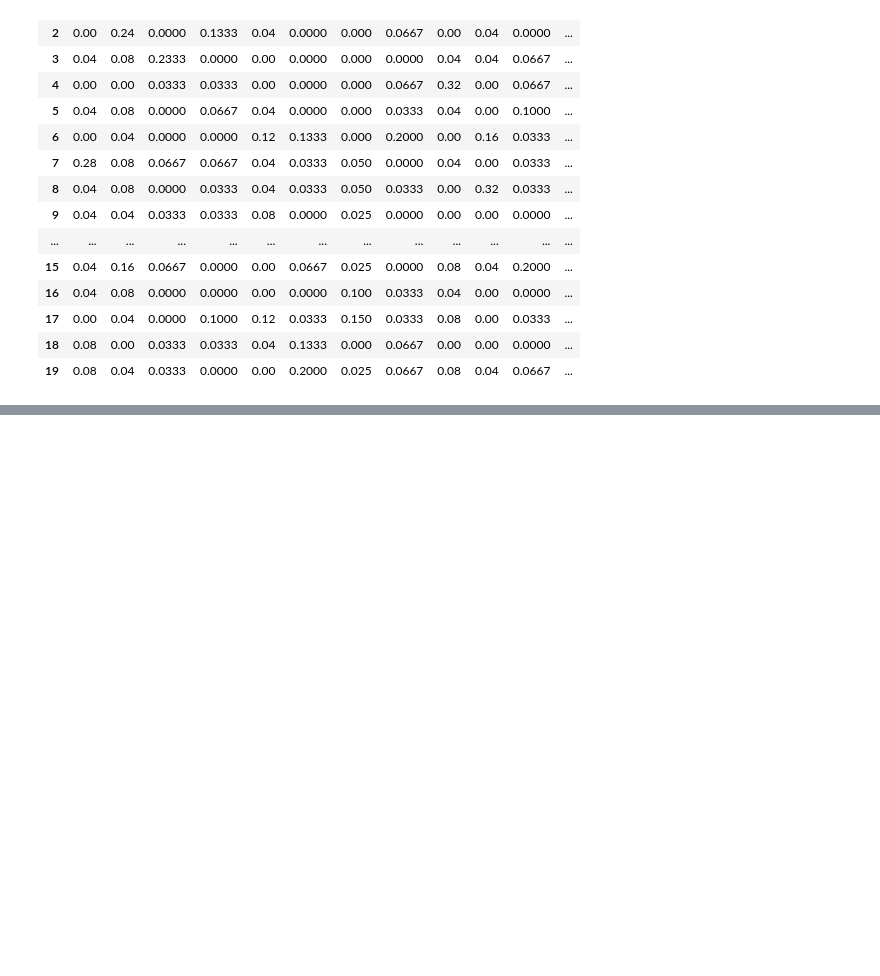
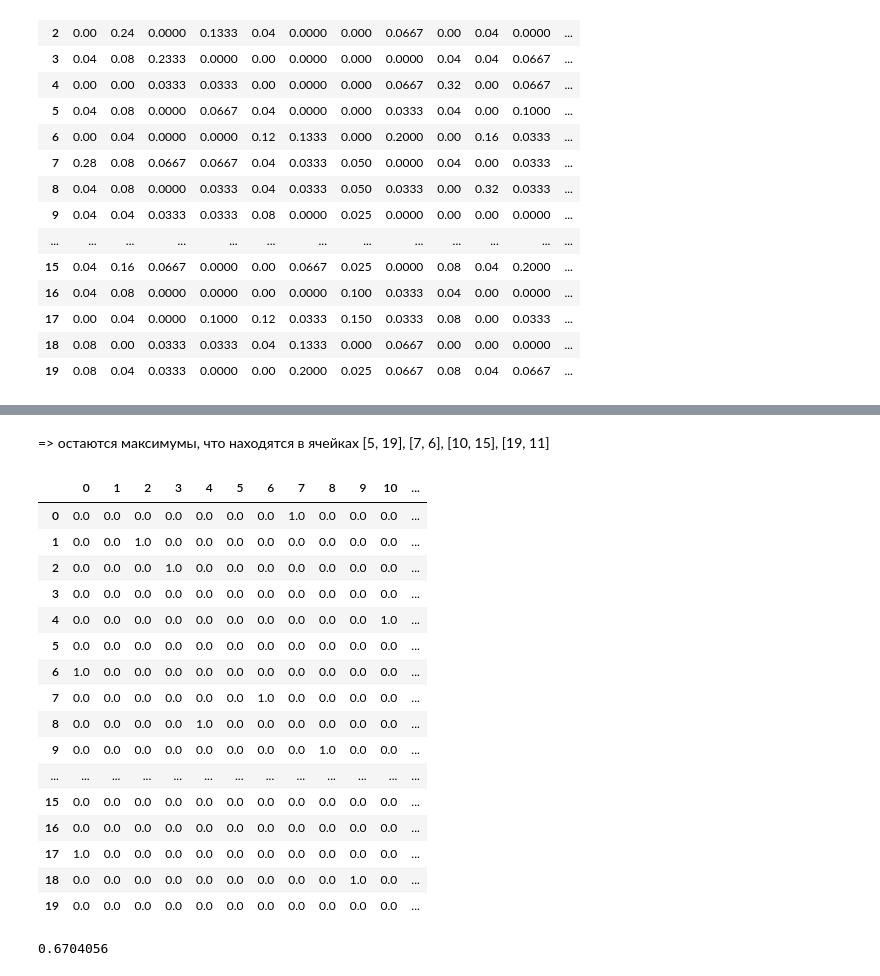
Before and after one commit to 0rttem/MoC-labs, a Jupyter notebook: MoC_lab#1.ipynb, the cells around one changed output, grey strips where cells are left out. Drawn from its saved outputs; the diff is of its cells as text; code cells hidden in the pictures; blank space fills up the shorter version.

```diff
--- a/MoC_lab#1.ipynb
+++ b/MoC_lab#1.ipynb
@@ -163,0 +282,2 @@ conditional_probability_MC()
+# %% [markdown]
+=> остаются максимумы, что находятся в ячейках [5, 19], [7, 6], [10, 15], [19, 11]
@@ -163,0 +286,39 @@ conditional_probability_MC()
+# %%
+def optimal_drf():
+    drf = f() # датасет с макс элементами в каждой строке
+
+    drf.iloc[5, 19] = 1
+    drf.iloc[5, 0] = 0
+    drf.iloc[7, 6] = 1
+    drf.iloc[7, 0] = 0
+    drf.iloc[10, 15] = 1
+    drf.iloc[10, 0] = 0
+    drf.iloc[19, 11] = 1
+    drf.iloc[19, 0] = 0
+
+    for i in range(20):
+        for j in range(20):
+            if drf.iloc[i, j] != 0:
+                drf.iloc[i, j] = 1
+
+    return drf
+
+optimal_drf()
+# %% [output]
+|  | 0 | 1 | 2 | 3 | 4 | 5 | 6 | 7 | 8 | 9 | 10 | ... |
+| 0 | 0.0 | 0.0 | 0.0 | 0.0 | 0.0 | 0.0 | 0.0 | 1.0 | 0.0 | 0.0 | 0.0 | ... |
+| 1 | 0.0 | 0.0 | 1.0 | 0.0 | 0.0 | 0.0 | 0.0 | 0.0 | 0.0 | 0.0 | 0.0 | ... |
+| 2 | 0.0 | 0.0 | 0.0 | 1.0 | 0.0 | 0.0 | 0.0 | 0.0 | 0.0 | 0.0 | 0.0 | ... |
+| 3 | 0.0 | 0.0 | 0.0 | 0.0 | 0.0 | 0.0 | 0.0 | 0.0 | 0.0 | 0.0 | 0.0 | ... |
+| 4 | 0.0 | 0.0 | 0.0 | 0.0 | 0.0 | 0.0 | 0.0 | 0.0 | 0.0 | 0.0 | 1.0 | ... |
+| 5 | 0.0 | 0.0 | 0.0 | 0.0 | 0.0 | 0.0 | 0.0 | 0.0 | 0.0 | 0.0 | 0.0 | ... |
+| 6 | 1.0 | 0.0 | 0.0 | 0.0 | 0.0 | 0.0 | 0.0 | 0.0 | 0.0 | 0.0 | 0.0 | ... |
+| 7 | 0.0 | 0.0 | 0.0 | 0.0 | 0.0 | 0.0 | 1.0 | 0.0 | 0.0 | 0.0 | 0.0 | ... |
+| 8 | 0.0 | 0.0 | 0.0 | 0.0 | 1.0 | 0.0 | 0.0 | 0.0 | 0.0 | 0.0 | 0.0 | ... |
+| 9 | 0.0 | 0.0 | 0.0 | 0.0 | 0.0 | 0.0 | 0.0 | 0.0 | 1.0 | 0.0 | 0.0 | ... |
+| ... | ... | ... | ... | ... | ... | ... | ... | ... | ... | ... | ... | ... |
+| 15 | 0.0 | 0.0 | 0.0 | 0.0 | 0.0 | 0.0 | 0.0 | 0.0 | 0.0 | 0.0 | 0.0 | ... |
+| 16 | 0.0 | 0.0 | 0.0 | 0.0 | 0.0 | 0.0 | 0.0 | 0.0 | 0.0 | 0.0 | 0.0 | ... |
+| 17 | 1.0 | 0.0 | 0.0 | 0.0 | 0.0 | 0.0 | 0.0 | 0.0 | 0.0 | 0.0 | 0.0 | ... |
+| 18 | 0.0 | 0.0 | 0.0 | 0.0 | 0.0 | 0.0 | 0.0 | 0.0 | 0.0 | 1.0 | 0.0 | ... |
+| 19 | 0.0 | 0.0 | 0.0 | 0.0 | 0.0 | 0.0 | 0.0 | 0.0 | 0.0 | 0.0 | 0.0 | ... |
@@ -163,0 +336,4 @@ conditional_probability_MC()
+# %%
+loss_drf()
+# %% [output]
+0.6704056
```
Also changed, not shown: parts of 7 cells of this notebook.
